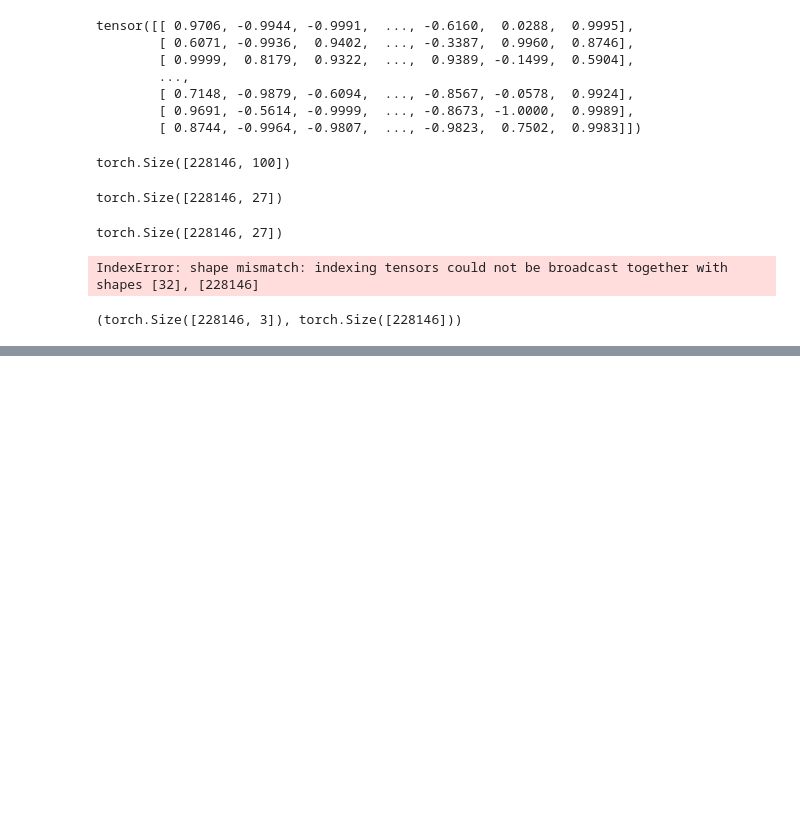
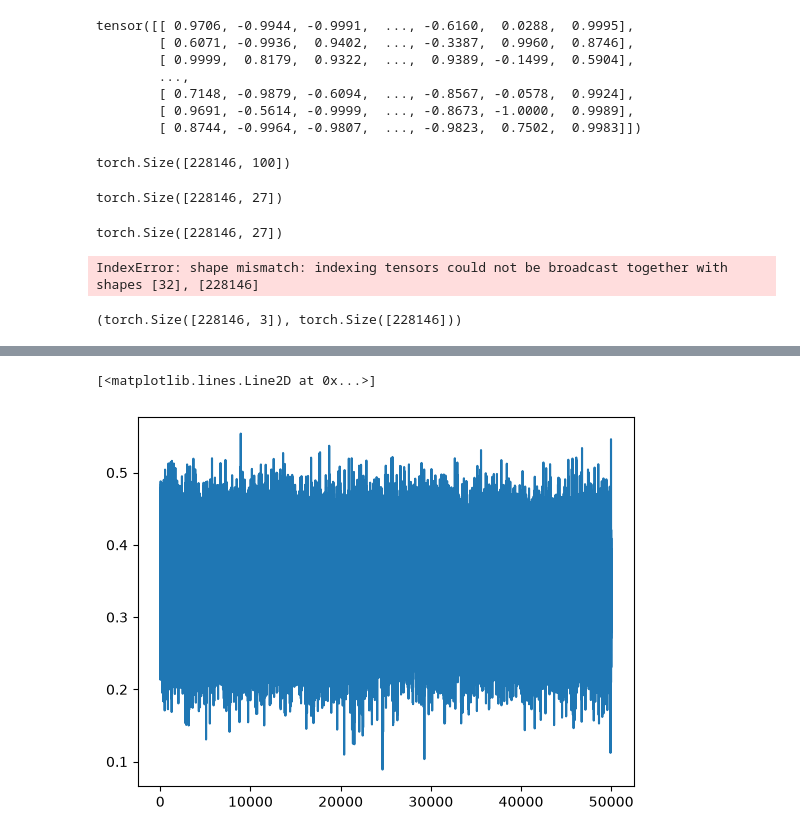
Before and after one commit to AllanKariuki/language-modelling-makemorefile-lesson, a Jupyter notebook: buiding_makemore_mlp.ipynb, the cells around one changed output, grey strips where cells are left out. Drawn from its saved outputs; the diff is of its cells as text; code cells hidden in the pictures; blank space fills up the shorter version.

```diff
--- a/buiding_makemore_mlp.ipynb
+++ b/buiding_makemore_mlp.ipynb
@@ -193,0 +196,5 @@ plt.plot(lri, lossi)
+# %%
+plt.plot(stepi, lossi)
+# %% [output]
+[<matplotlib.lines.Line2D at 0x...>]
+[figure, added]
```
Also changed, not shown: parts of 8 cells of this notebook.
